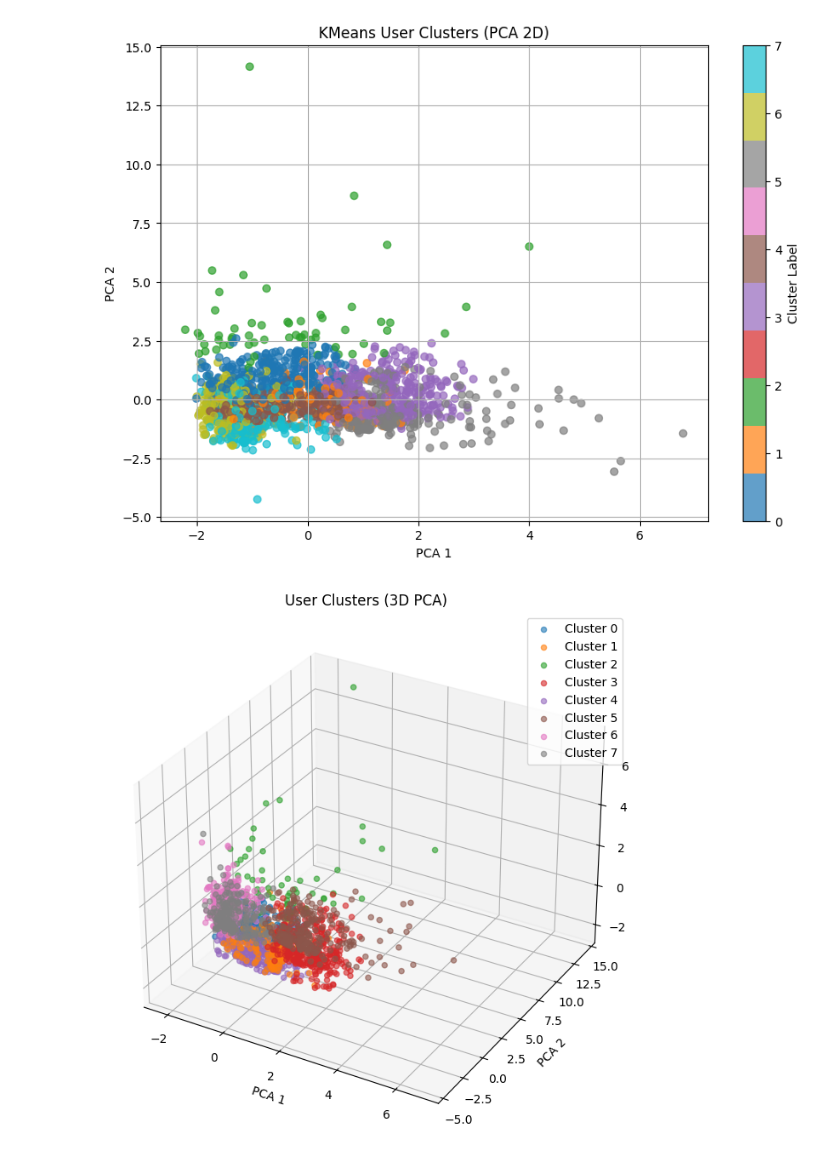
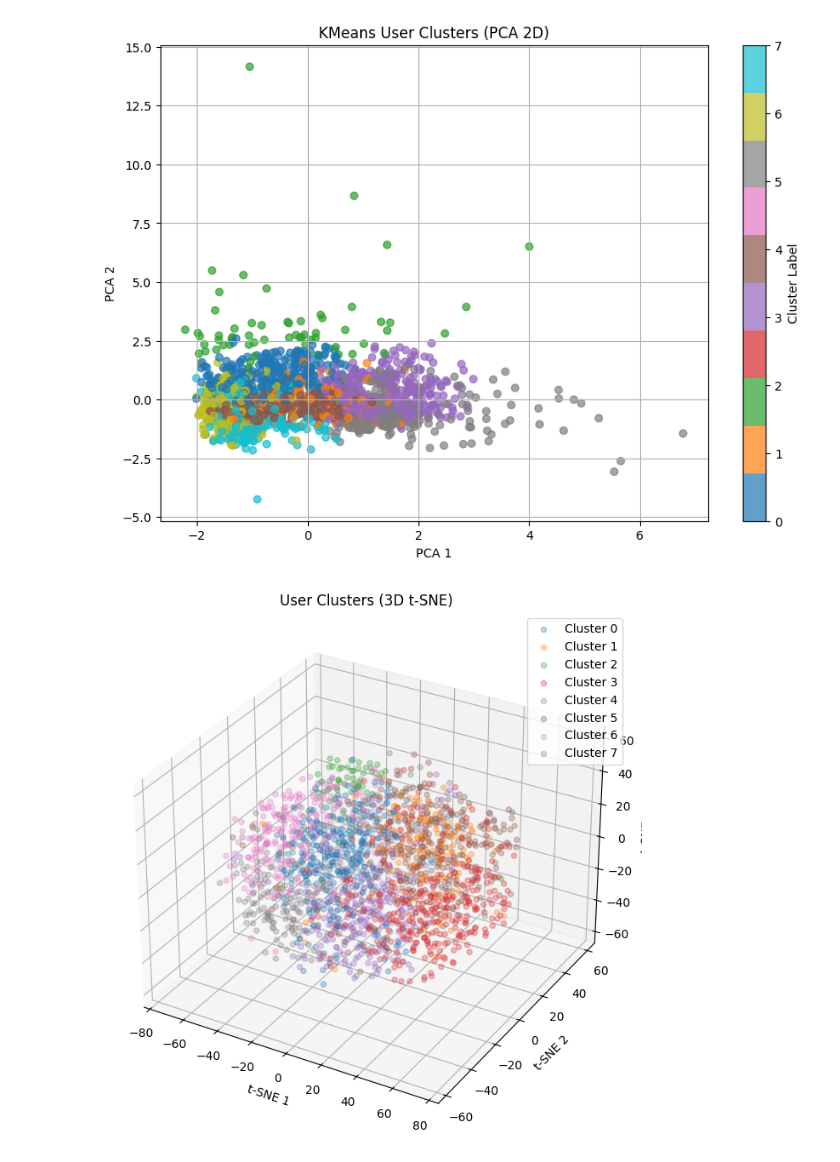
Before and after one commit to UnknwonD/GNN_Recommend, a Jupyter notebook: EDA/010_Traveler.ipynb, the cells around one changed output. Cells and saved outputs as stored; diff of their text form; code cells hidden in the pictures.

```diff
--- a/EDA/010_Traveler.ipynb
+++ b/EDA/010_Traveler.ipynb
@@ -17,3 +17,5 @@ from sklearn.metrics.pairwise import cosine_similarity
 ## 1. 데이터 로드 & 전처리 컬럼 설정
 # %%
 df = pd.read_csv('../data/VL_CSV/tn_traveller_master_여행객 Master_E.csv')
+# %%
+df.drop('JOB_ETC', axis=1, inplace=True)
@@ -153,32 +220,26 @@ plt.show()
 # %% [output]
 [figure]
 # %%
-from sklearn.decomposition import PCA
-import matplotlib.pyplot as plt
 import seaborn as sns
+from sklearn.manifold import TSNE
 
-X_all = pipeline.named_steps['preprocess'].transform(df_filtered[use_cols])
-cluster_labels = df_filtered['cluster'].values
-
-pca = PCA(n_components=3, random_state=42)
-X_pca = pca.fit_transform(X_all)
+tsne = TSNE(n_components=3, perplexity=30, learning_rate=200, random_state=42)
+colors = sns.color_palette('tab10', len(np.unique(cluster_labels)))
+X_tsne = tsne.fit_transform(X_all)
 
 fig = plt.figure(figsize=(10, 8))
 ax = fig.add_subplot(111, projection='3d')
 
-colors = sns.color_palette('tab10', len(np.unique(cluster_labels)))
+for i, label in enumerate(np.unique(cluster_labels)):
+    cluster_points = X_tsne[cluster_labels == label]
+    ax.scatter(cluster_points[:, 0], cluster_points[:, 1], cluster_points[:, 2],
+               c=[colors[i]], label=f'Cluster {label}', alpha=0.3)
 
-# 산점도
-for i, label in enumerate(np.unique(cluster_labels)):
-    cluster_points = X_pca[cluster_labels == label]
-    ax.scatter(cluster_points[:, 0], cluster_points[:, 1], cluster_points[:, 2],
-               c=[colors[i]], label=f'Cluster {label}', alpha=0.6)
-
-ax.set_title("User Clusters (3D PCA)")
-ax.set_xlabel("PCA 1")
-ax.set_ylabel("PCA 2")
-ax.set_zlabel("PCA 3")
+ax.set_title("User Clusters (3D t-SNE)")
+ax.set_xlabel("t-SNE 1")
+ax.set_ylabel("t-SNE 2")
+ax.set_zlabel("t-SNE 3")
 ax.legend()
 plt.show()
 # %% [output]
-[figure, old version]
+[figure, new version]
```
Also changed, not shown: parts of 8 cells of this notebook.
